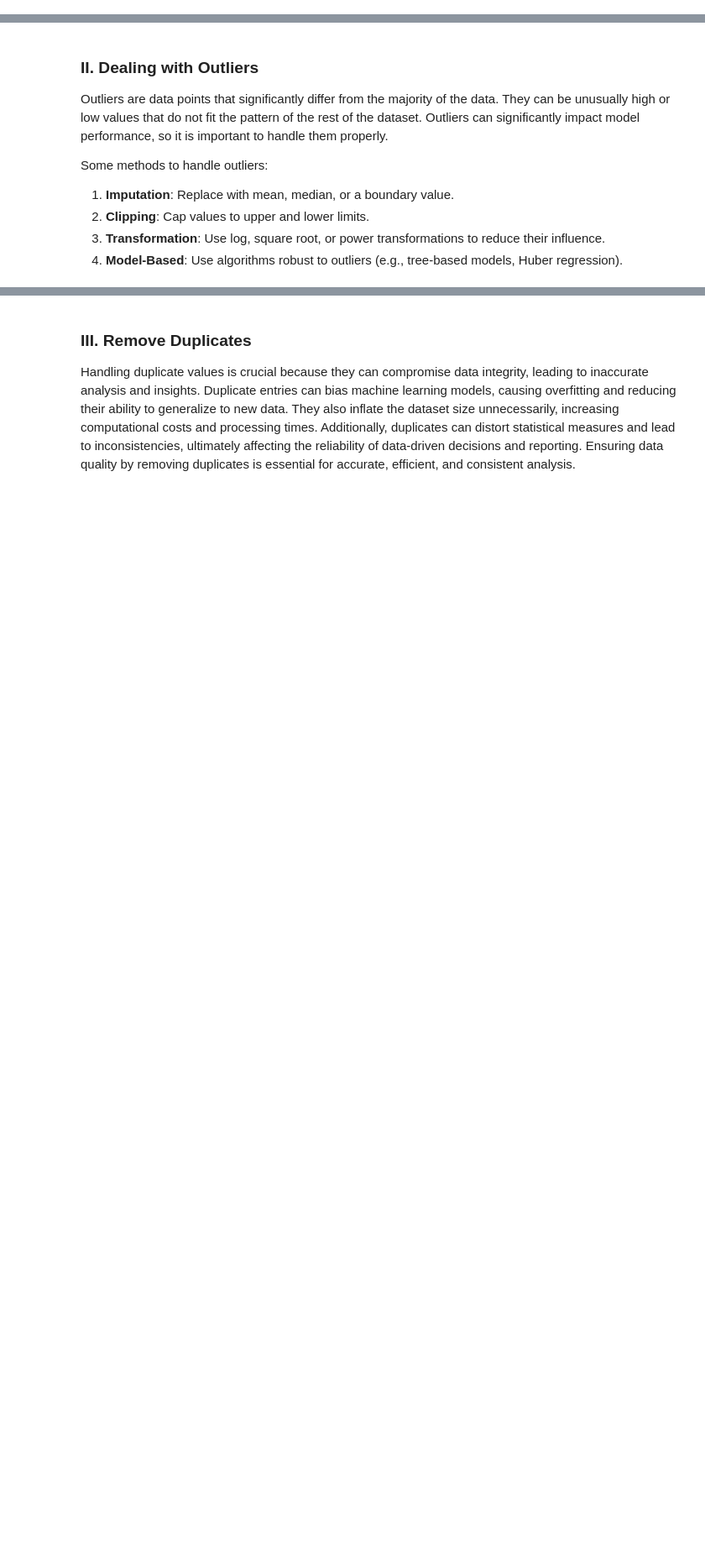
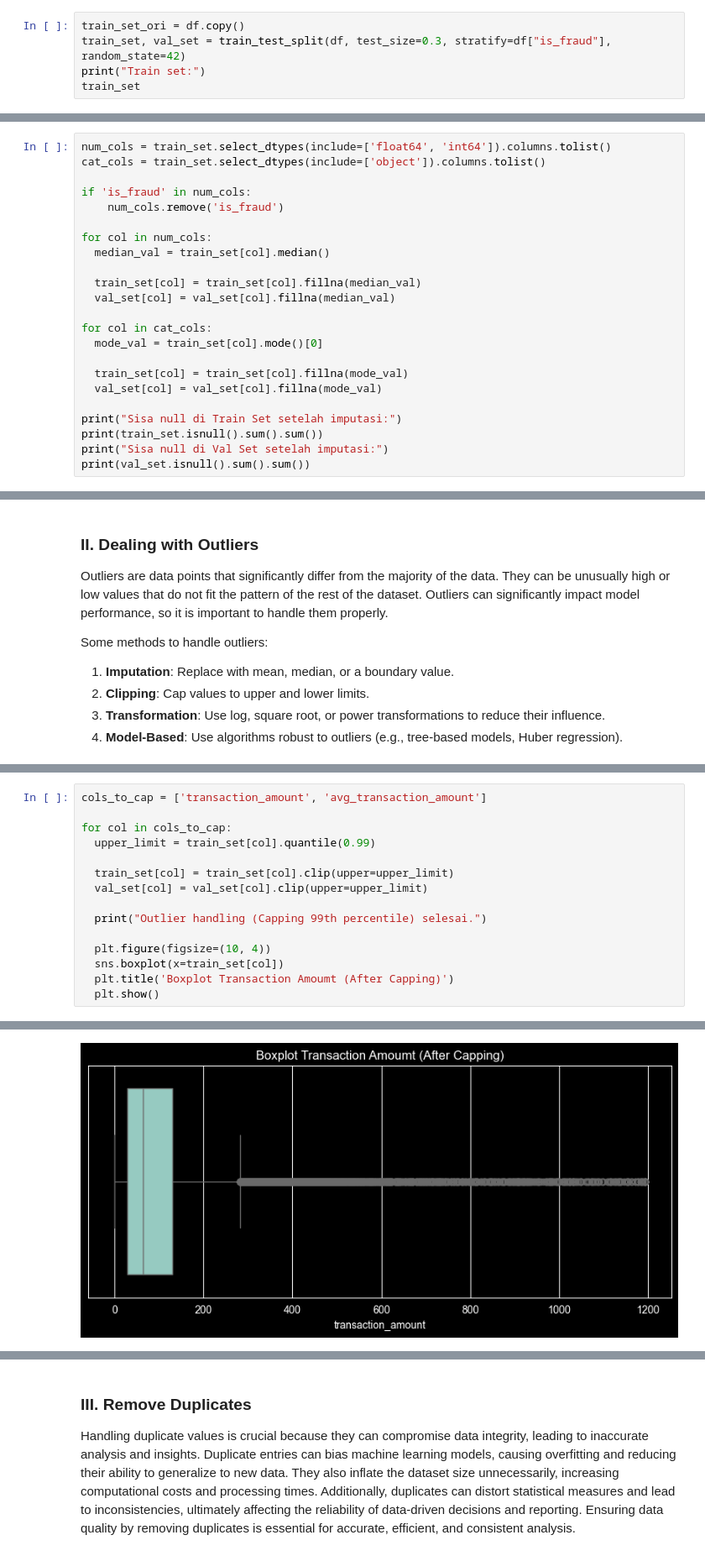
Before and after one commit to wiijaakk/IF3070_Tubes2_AbyuDAIya-Ganbatte, a Jupyter notebook: IF3070 Dasar Artificial Intelligence _ Tugas Besar 2 Notebook.ipynb, the cells around one changed output, grey strips where cells are left out. Shown at 84% size. Cells and saved outputs as stored; diff of their text form; blank space fills up the shorter version.

```diff
--- a/IF3070 Dasar Artificial Intelligence _ Tugas Besar 2 Notebook.ipynb
+++ b/IF3070 Dasar Artificial Intelligence _ Tugas Besar 2 Notebook.ipynb
@@ -153,0 +134,5 @@ Note: For training, you should use the data contained in the `train` folder give
+# %%
+train_set_ori = df.copy()
+train_set, val_set = train_test_split(df, test_size=0.3, stratify=df["is_fraud"], random_state=42)
+print("Train set:")
+train_set
@@ -207,0 +229,23 @@ The choice of imputation method should be guided by the nature of your data, the
+# %%
+num_cols = train_set.select_dtypes(include=['float64', 'int64']).columns.tolist()
+cat_cols = train_set.select_dtypes(include=['object']).columns.tolist()
+
+if 'is_fraud' in num_cols:
+    num_cols.remove('is_fraud')
+
+for col in num_cols:
+  median_val = train_set[col].median()
+
+  train_set[col] = train_set[col].fillna(median_val)
+  val_set[col] = val_set[col].fillna(median_val)
+
+for col in cat_cols:
+  mode_val = train_set[col].mode()[0]
+
+  train_set[col] = train_set[col].fillna(mode_val)
+  val_set[col] = val_set[col].fillna(mode_val)
+
+print("Sisa null di Train Set setelah imputasi:")
+print(train_set.isnull().sum().sum())
+print("Sisa null di Val Set setelah imputasi:")
+print(val_set.isnull().sum().sum())
@@ -219,0 +267,16 @@ Some methods to handle outliers:
+# %%
+cols_to_cap = ['transaction_amount', 'avg_transaction_amount']
+
+for col in cols_to_cap:
+  upper_limit = train_set[col].quantile(0.99)
+
+  train_set[col] = train_set[col].clip(upper=upper_limit)
+  val_set[col] = val_set[col].clip(upper=upper_limit)
+
+  print("Outlier handling (Capping 99th percentile) selesai.")
+
+  plt.figure(figsize=(10, 4))
+  sns.boxplot(x=train_set[col])
+  plt.title('Boxplot Transaction Amoumt (After Capping)')
+  plt.show()
+# %% [output]
@@ -219,0 +284 @@ Some methods to handle outliers:
+[figure, added]
```
Also changed, not shown: parts of 25 cells of this notebook, 9 other files.
